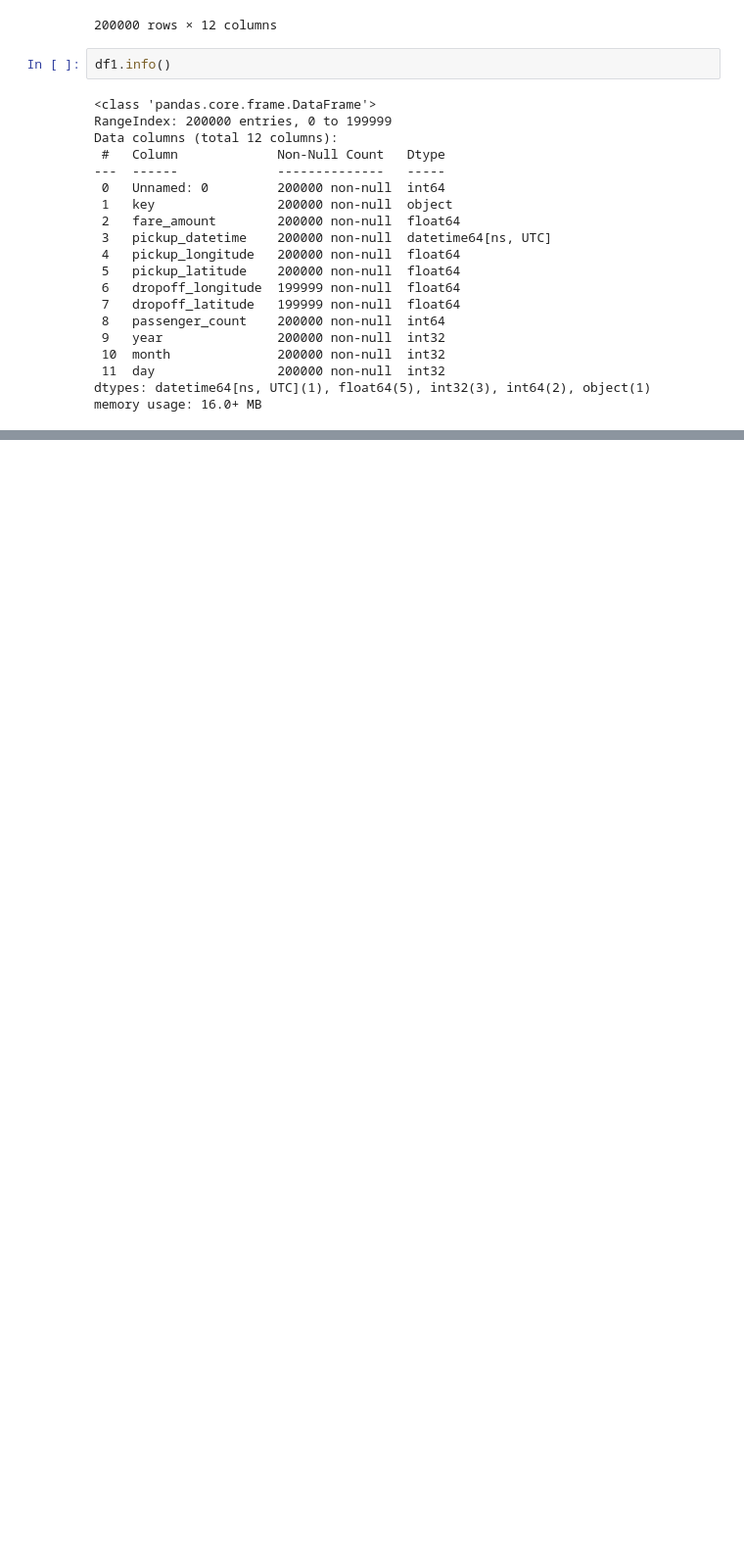
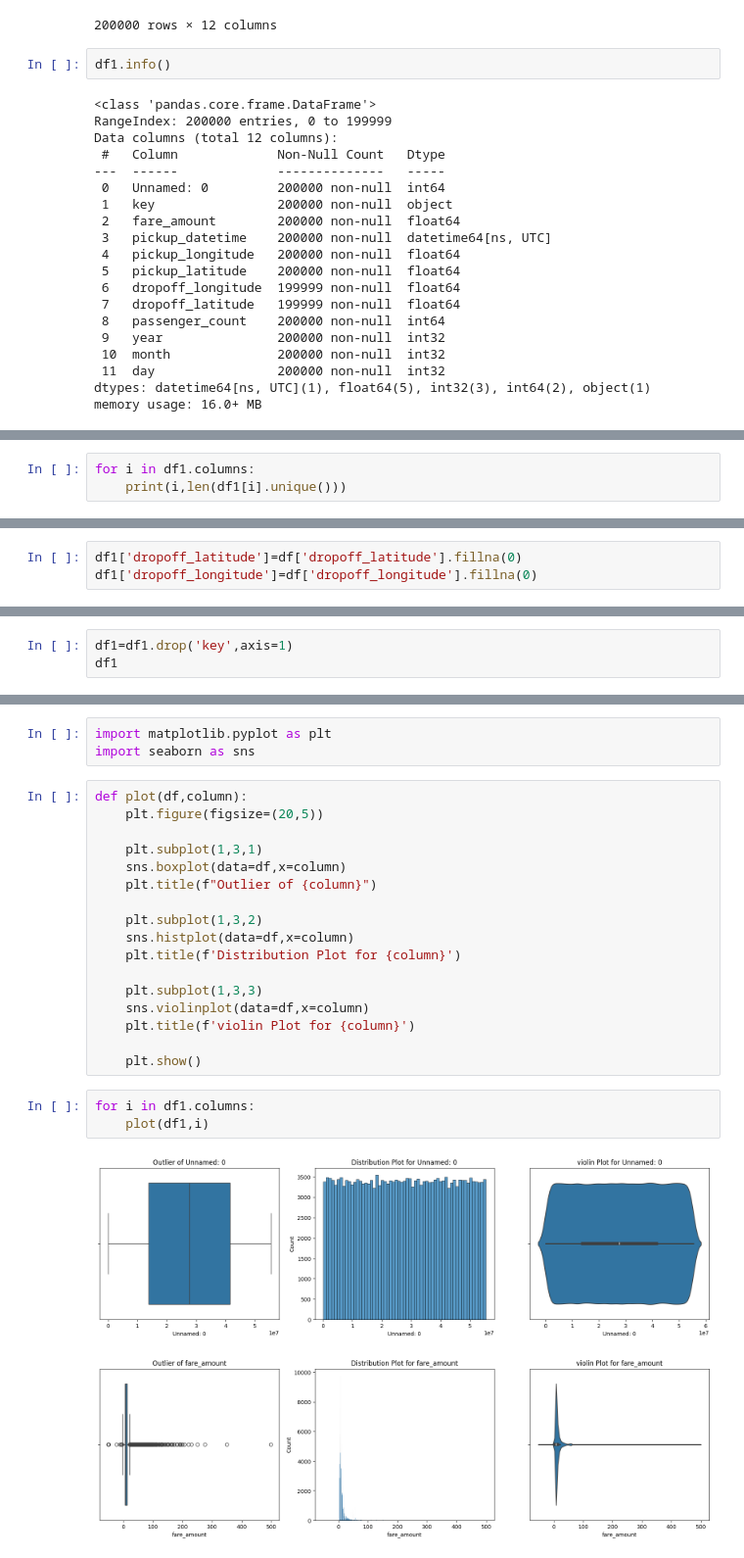
Before and after one commit to AJAYVISWA22/Uber-Fare-Prediction, a Jupyter notebook: Data_EXP.ipynb, the cells around one changed output, grey strips where cells are left out. Shown at 98% size. Cells and saved outputs as stored; diff of their text form; blank space fills up the shorter version.

```diff
--- a/Data_EXP.ipynb
+++ b/Data_EXP.ipynb
@@ -90,0 +95,3 @@ memory usage: 16.0+ MB
+# %%
+for i in df1.columns:
+    print(i,len(df1[i].unique()))
@@ -90,0 +148,3 @@ memory usage: 16.0+ MB
+# %%
+df1['dropoff_latitude']=df['dropoff_latitude'].fillna(0)
+df1['dropoff_longitude']=df['dropoff_longitude'].fillna(0)
@@ -97,0 +175,3 @@ Index(['Unnamed: 0', 'key', 'fare_amount', 'pickup_datetime',
+# %%
+df1=df1.drop('key',axis=1)
+df1
@@ -97,0 +233,26 @@ Index(['Unnamed: 0', 'key', 'fare_amount', 'pickup_datetime',
+# %%
+import matplotlib.pyplot as plt
+import seaborn as sns
+# %%
+def plot(df,column):
+    plt.figure(figsize=(20,5))
+
+    plt.subplot(1,3,1)
+    sns.boxplot(data=df,x=column)
+    plt.title(f"Outlier of {column}")
+
+    plt.subplot(1,3,2)
+    sns.histplot(data=df,x=column)
+    plt.title(f'Distribution Plot for {column}')
+
+    plt.subplot(1,3,3)
+    sns.violinplot(data=df,x=column)
+    plt.title(f'violin Plot for {column}')
+
+    plt.show()
+# %%
+for i in df1.columns:
+    plot(df1,i)
+# %% [output]
+[figure, added]
+[figure, added]
```
Also changed, not shown: parts of 13 cells of this notebook.
